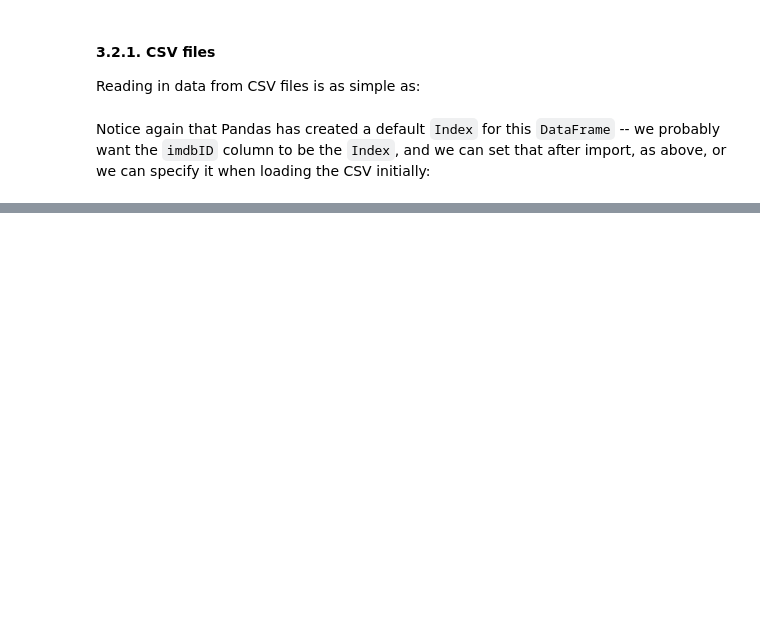
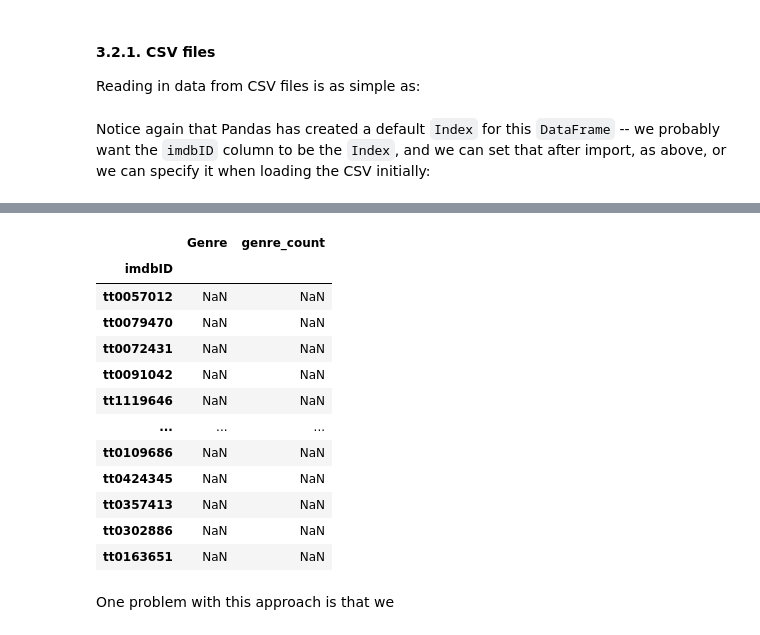
Before and after one commit to simonwiles/draft_workshops, a Jupyter notebook: Data Manipulation with Python.ipynb, the cells around one changed output, grey strips where cells are left out. Cells and saved outputs as stored; diff of their text form; code cells hidden in the pictures; blank space fills up the shorter version.

```diff
--- a/Data Manipulation with Python.ipynb
+++ b/Data Manipulation with Python.ipynb
@@ -177,0 +222,3 @@ Given the `DataFrame` defined above, write an expression to extract a `DataFrame
+# %%
+df = pd.read_csv('https://raw.githubusercontent.com/simonwiles/colab_workshops/master/sample_data/imdb_top_1000.example.csv', index_col='imdbID')
+df.info()
@@ -177,0 +376,4 @@ Given the `DataFrame` defined above, write an expression to extract a `DataFrame
+# %%
+def count_genres_naive(genres_text):
+    genres = genres_text.split(", ")
+    return len(genres)
@@ -177,0 +439,19 @@ Given the `DataFrame` defined above, write an expression to extract a `DataFrame
+# %%
+df['genre_count'] = df.Genre.dropna().apply(count_genres_naive)
+df[pd.isna(df.Genre)][['Genre', 'genre_count']]
+# %% [output]
+|  | Genre | genre_count |
+| imdbID |  |  |
+| tt0057012 | NaN | NaN |
+| tt0079470 | NaN | NaN |
+| tt0072431 | NaN | NaN |
+| tt0091042 | NaN | NaN |
+| tt1119646 | NaN | NaN |
+| ... | ... | ... |
+| tt0109686 | NaN | NaN |
+| tt0424345 | NaN | NaN |
+| tt0357413 | NaN | NaN |
+| tt0302886 | NaN | NaN |
+| tt0163651 | NaN | NaN |
+# %% [markdown]
+One problem with this approach is that we
```
Also changed, not shown: parts of 79 cells of this notebook.
